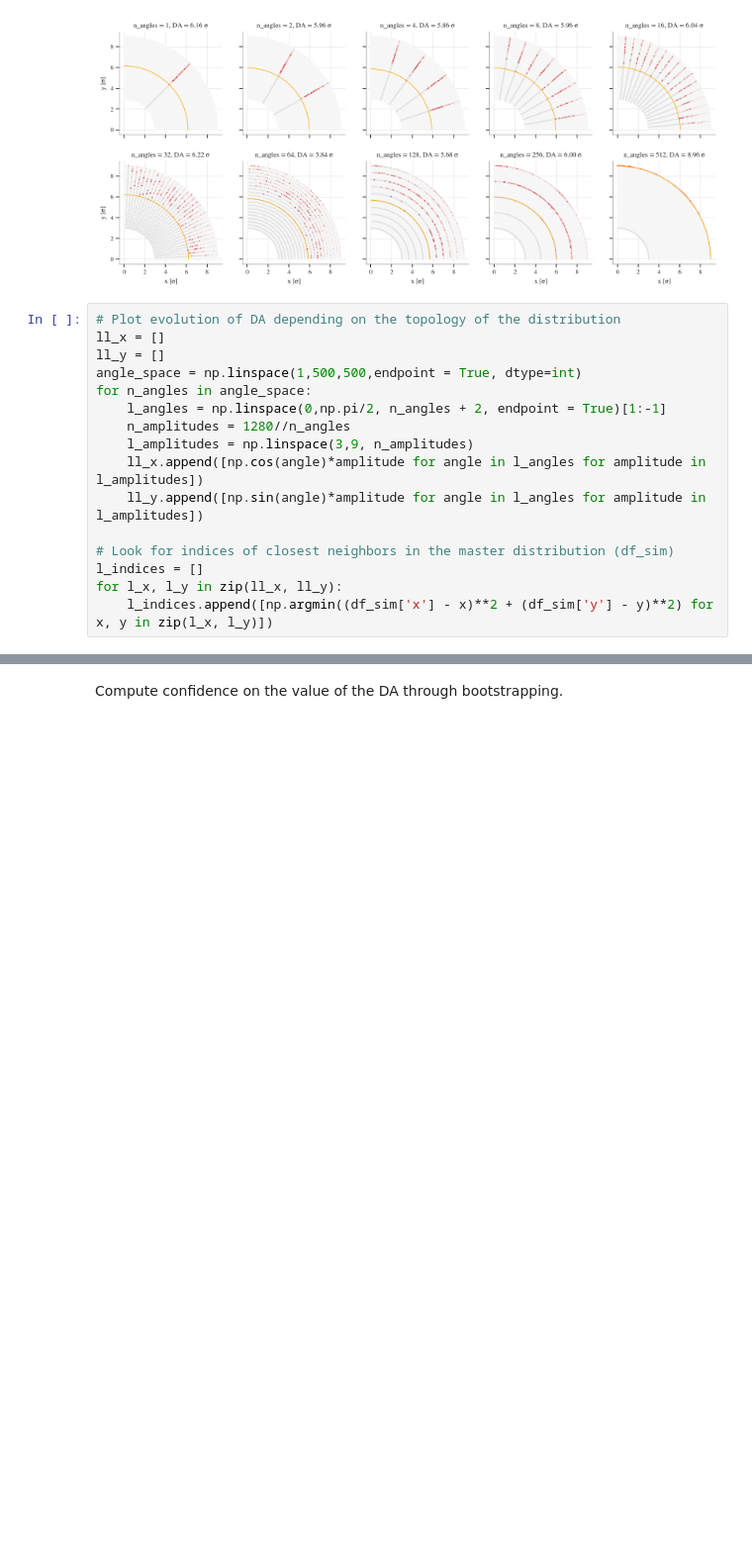
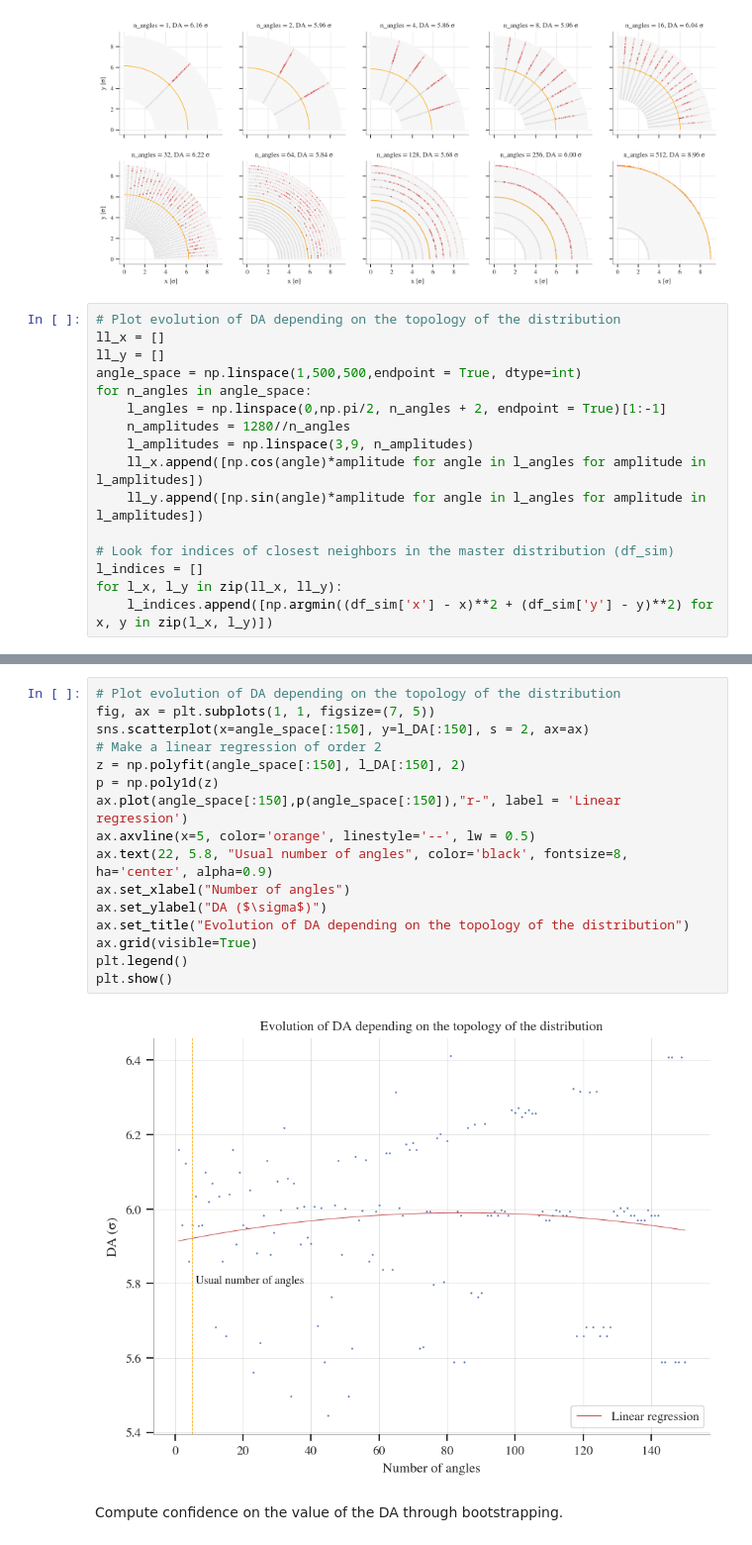
Before and after one commit to ColasDroin/DA_IPAC_2024, a Jupyter notebook: studies/analysis/analysis_convergence_DA.ipynb, the cells around one changed output, grey strips where cells are left out. Shown at 99% size. Cells and saved outputs as stored; diff of their text form; blank space fills up the shorter version.

```diff
--- a/studies/analysis/analysis_convergence_DA.ipynb
+++ b/studies/analysis/analysis_convergence_DA.ipynb
@@ -512,3 +515,21 @@ plt.show()
+# %%
+# Plot evolution of DA depending on the topology of the distribution
+fig, ax = plt.subplots(1, 1, figsize=(7, 5))
+sns.scatterplot(x=angle_space[:150], y=l_DA[:150], s = 2, ax=ax)
+# Make a linear regression of order 2
+z = np.polyfit(angle_space[:150], l_DA[:150], 2)
+p = np.poly1d(z)
+ax.plot(angle_space[:150],p(angle_space[:150]),"r-", label = 'Linear regression')
+ax.axvline(x=5, color='orange', linestyle='--', lw = 0.5)
+ax.text(22, 5.8, "Usual number of angles", color='black', fontsize=8, ha='center', alpha=0.9)
+ax.set_xlabel("Number of angles")
+ax.set_ylabel("DA ($\sigma$)")
+ax.set_title("Evolution of DA depending on the topology of the distribution")
+ax.grid(visible=True)
+plt.legend()
+plt.show()
+# %% [output]
+[figure, added]
 # %% [markdown]
 Compute confidence on the value of the DA through bootstrapping.
 # %%
```
Also changed, not shown: parts of 18 cells of this notebook, 1 other file.
